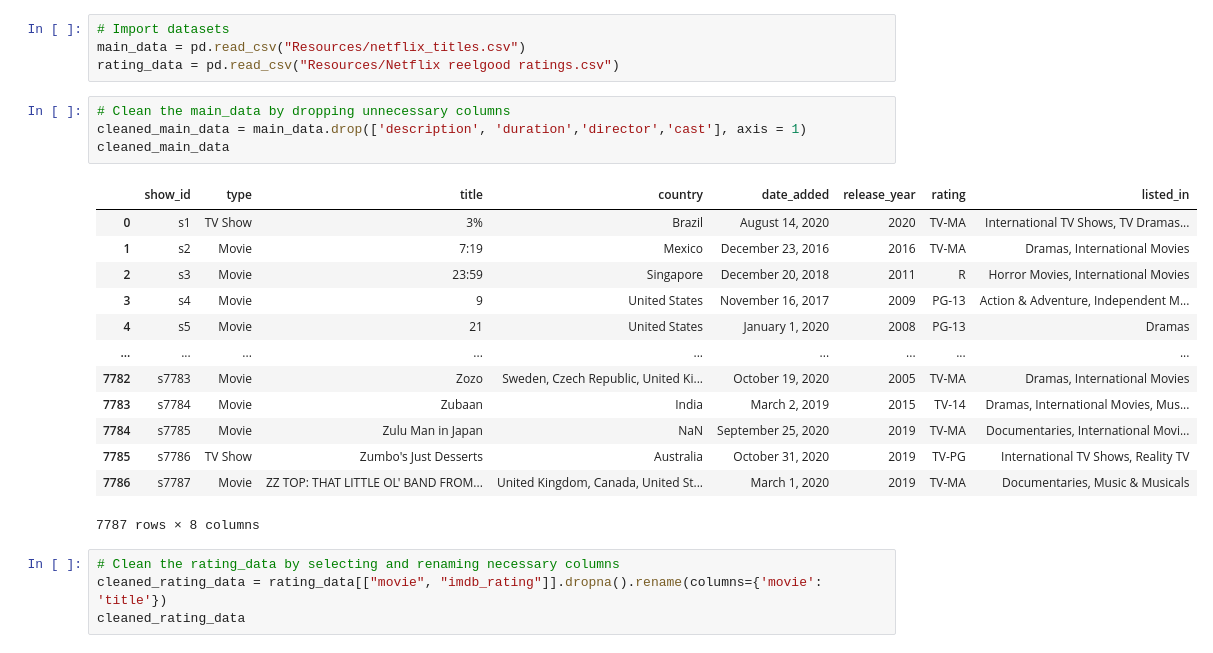
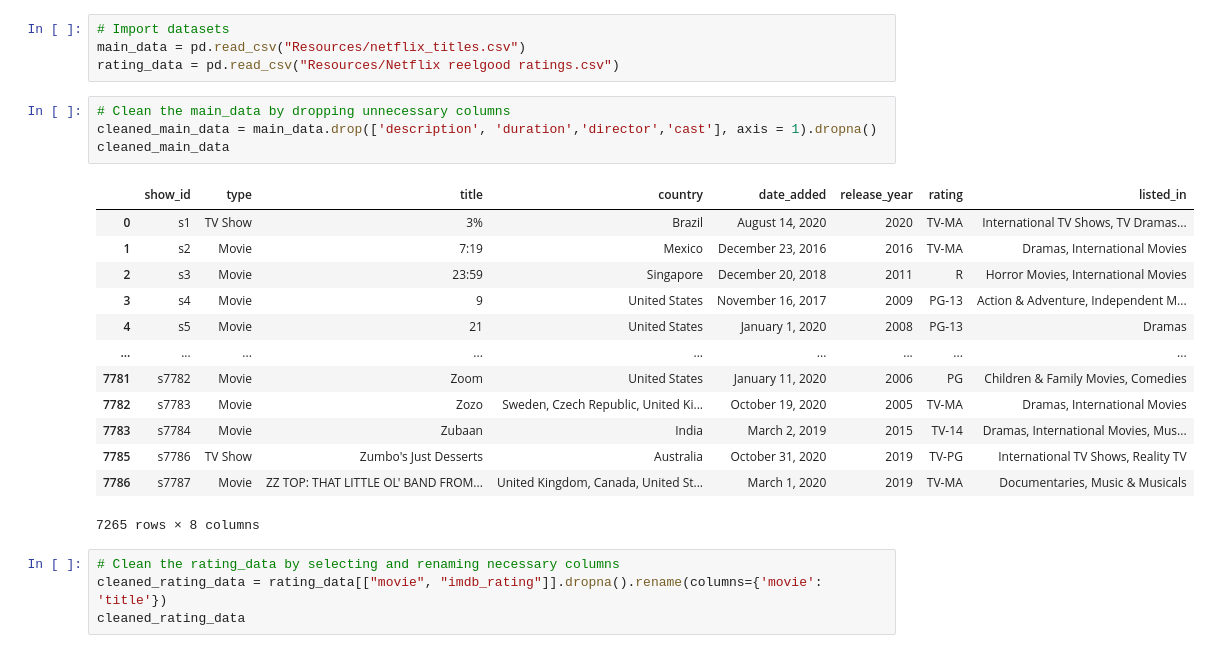
Before and after one commit to jzhao0626/ProjectETL_Movie, a Jupyter notebook: Movies_TVShows_Analysis.ipynb, the cells around one changed output. Drawn from its saved outputs; the diff is of its cells as text.

```diff
--- a/Movies_TVShows_Analysis.ipynb
+++ b/Movies_TVShows_Analysis.ipynb
@@ -18,22 +22,22 @@ main_data = pd.read_csv("Resources/netflix_titles.csv")
 rating_data = pd.read_csv("Resources/Netflix reelgood ratings.csv")
 # %%
 # Clean the main_data by dropping unnecessary columns
-cleaned_main_data = main_data.drop(['description', 'duration','director','cast'], axis = 1)
+cleaned_main_data = main_data.drop(['description', 'duration','director','cast'], axis = 1).dropna()
 cleaned_main_data
 # %% [output]
 |  | show_id | type | title | country | date_added | release_year | rating | listed_in |
 | 0 | s1 | TV Show | 3% | Brazil | August 14, 2020 | 2020 | TV-MA | International TV Shows, TV Dramas... |
 | 1 | s2 | Movie | 7:19 | Mexico | December 23, 2016 | 2016 | TV-MA | Dramas, International Movies |
 | 2 | s3 | Movie | 23:59 | Singapore | December 20, 2018 | 2011 | R | Horror Movies, International Movies |
 | 3 | s4 | Movie | 9 | United States | November 16, 2017 | 2009 | PG-13 | Action & Adventure, Independent M... |
 | 4 | s5 | Movie | 21 | United States | January 1, 2020 | 2008 | PG-13 | Dramas |
 | ... | ... | ... | ... | ... | ... | ... | ... | ... |
+| 7781 | s7782 | Movie | Zoom | United States | January 11, 2020 | 2006 | PG | Children & Family Movies, Comedies |
 | 7782 | s7783 | Movie | Zozo | Sweden, Czech Republic, United Ki... | October 19, 2020 | 2005 | TV-MA | Dramas, International Movies |
 | 7783 | s7784 | Movie | Zubaan | India | March 2, 2019 | 2015 | TV-14 | Dramas, International Movies, Mus... |
-| 7784 | s7785 | Movie | Zulu Man in Japan | NaN | September 25, 2020 | 2019 | TV-MA | Documentaries, International Movi... |
 | 7785 | s7786 | TV Show | Zumbo's Just Desserts | Australia | October 31, 2020 | 2019 | TV-PG | International TV Shows, Reality TV |
 | 7786 | s7787 | Movie | ZZ TOP: THAT LITTLE OL' BAND FROM... | United Kingdom, Canada, United St... | March 1, 2020 | 2019 | TV-MA | Documentaries, Music & Musicals |
-7787 rows × 8 columns
+7265 rows × 8 columns
 # %%
 # Clean the rating_data by selecting and renaming necessary columns
 cleaned_rating_data = rating_data[["movie", "imdb_rating"]].dropna().rename(columns={'movie': 'title'})
```
Also changed, not shown: parts of 14 cells of this notebook, 3 other files.
